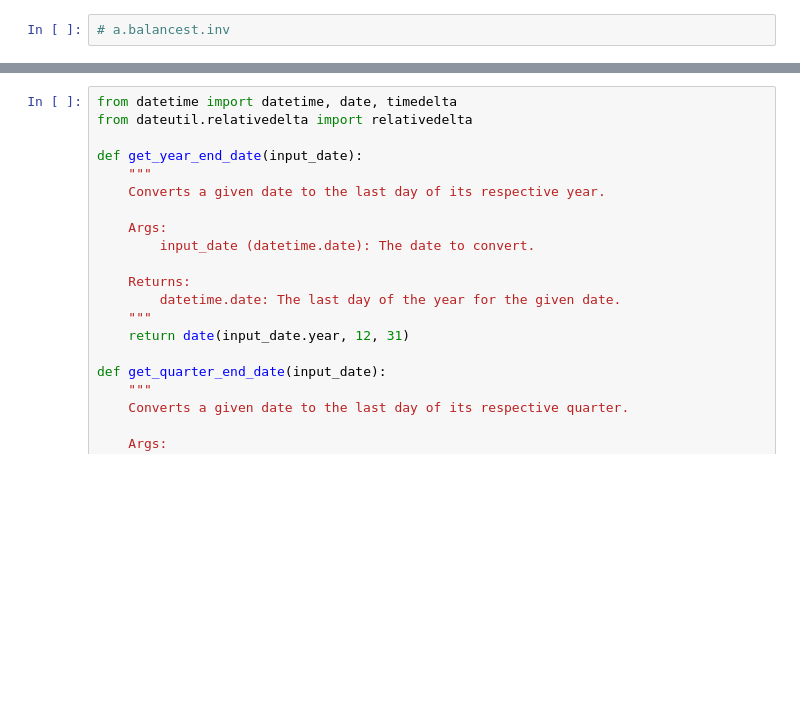
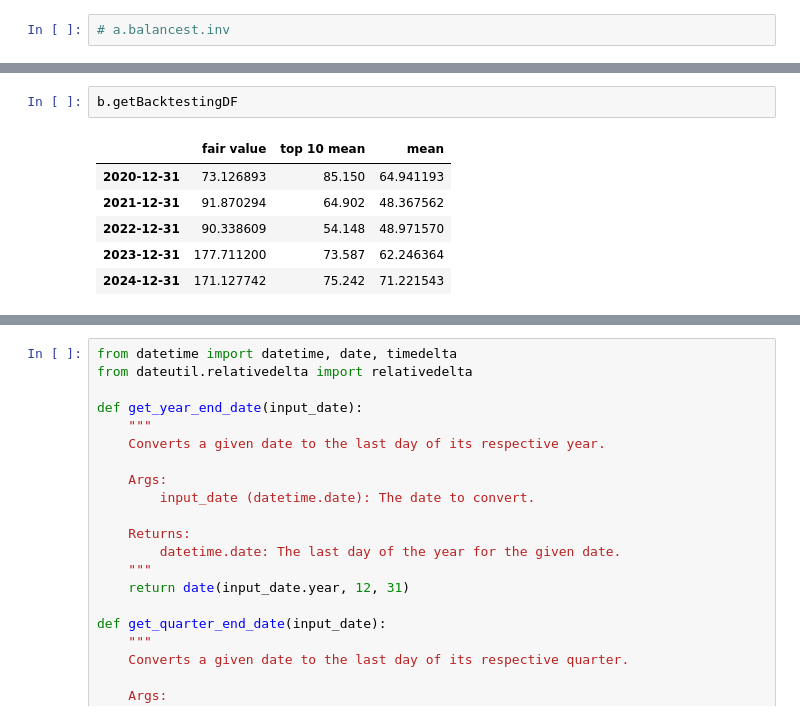
Before and after one commit to xietiany/quant, a Jupyter notebook: Demo.ipynb, the cells around one changed output, grey strips where cells are left out. Saved outputs shown, nothing was run; the diff lists cells and outputs as text; blank space fills up the shorter version.

```diff
--- a/Demo.ipynb
+++ b/Demo.ipynb
@@ -180,2 +176,11 @@ the debt weight is  0.5519528867946433
+# %%
+b.getBacktestingDF
+# %% [output]
+|  | fair value | top 10 mean | mean |
+| 2020-12-31 | 73.126893 | 85.150 | 64.941193 |
+| 2021-12-31 | 91.870294 | 64.902 | 48.367562 |
+| 2022-12-31 | 90.338609 | 54.148 | 48.971570 |
+| 2023-12-31 | 177.711200 | 73.587 | 62.246364 |
+| 2024-12-31 | 171.127742 | 75.242 | 71.221543 |
 # %%
 b.incomest.eps
```
Also changed, not shown: parts of 17 cells of this notebook, 5 other files.
